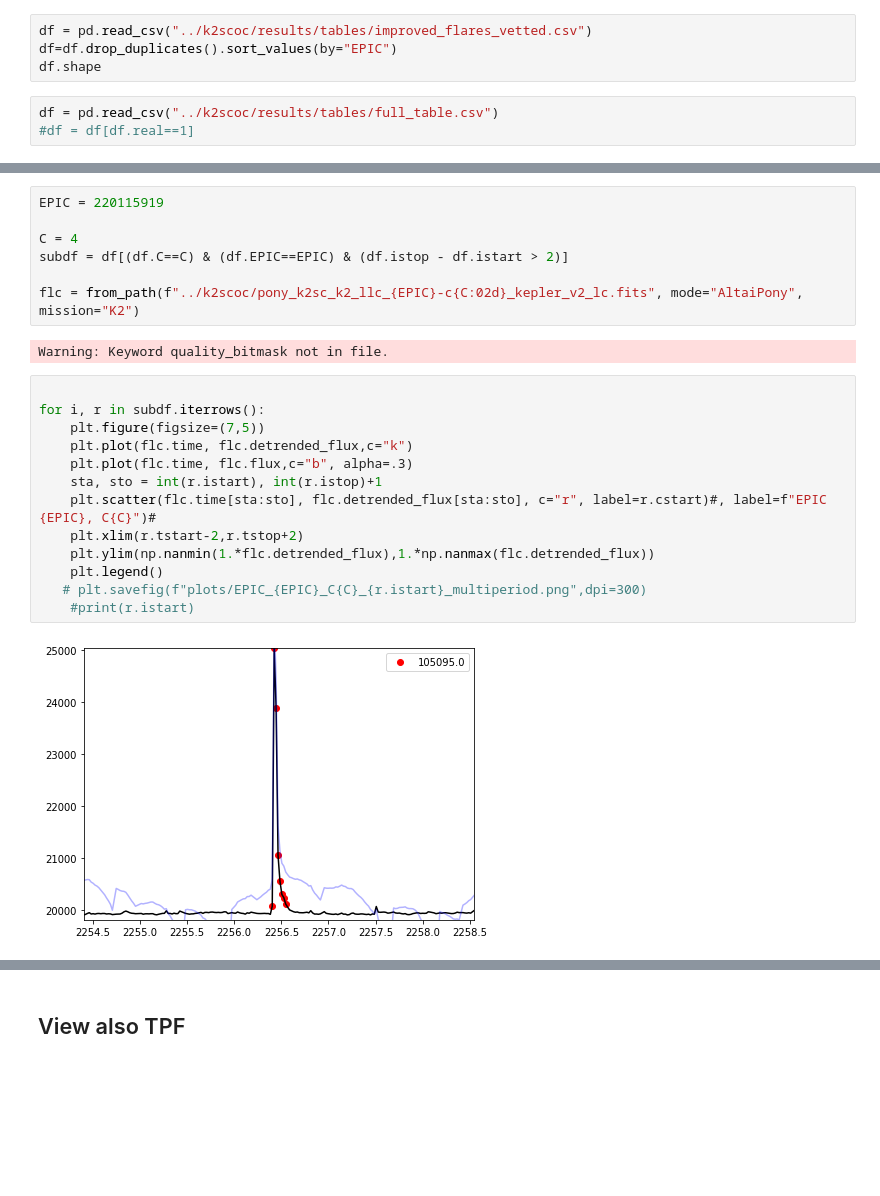
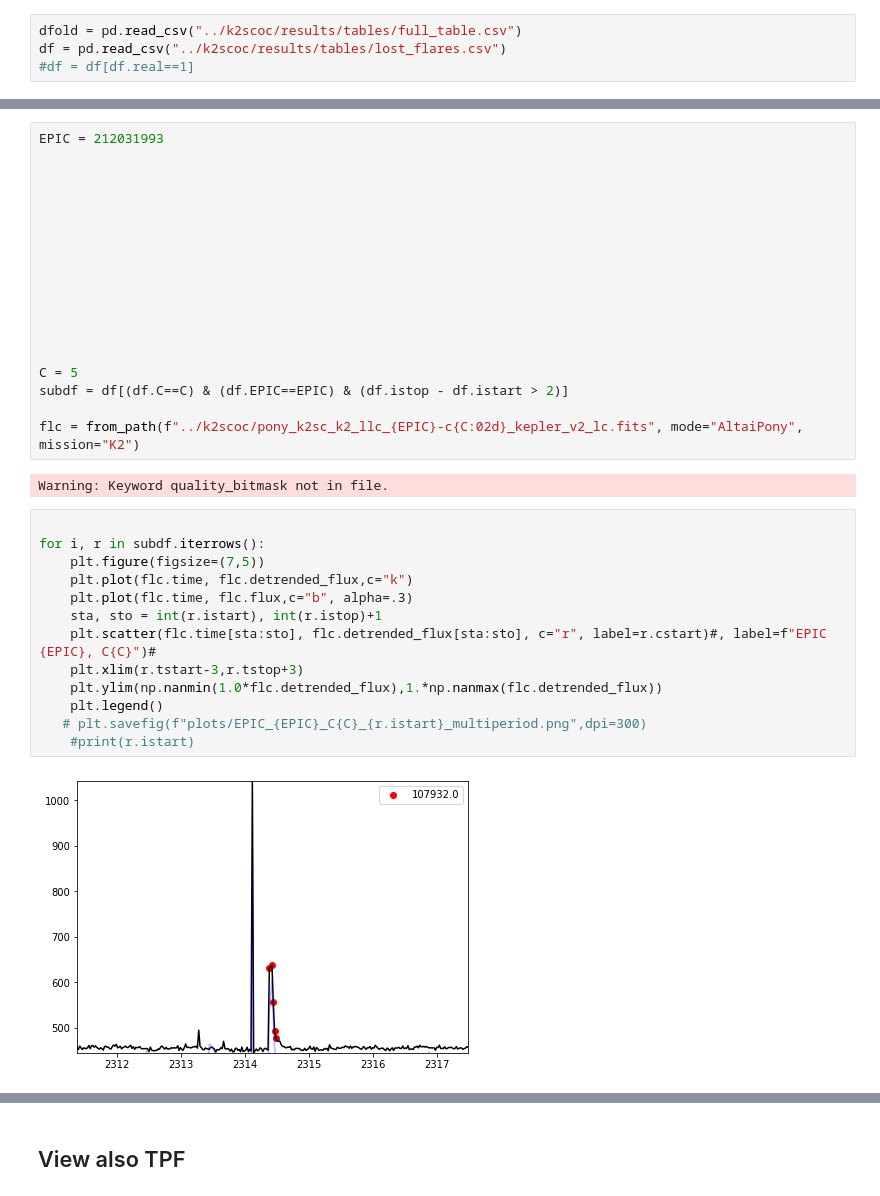
Before and after one commit to ekaterinailin/flares-in-clusters-with-k2-ii, a Jupyter notebook: VettingFlares/Vet_Flares_view_events.ipynb, the cells around one changed output, grey strips where cells are left out. Saved outputs shown, nothing was run; the diff lists cells and outputs as text; blank space fills up the shorter version.

```diff
--- a/VettingFlares/Vet_Flares_view_events.ipynb
+++ b/VettingFlares/Vet_Flares_view_events.ipynb
@@ -94,7 +76,4 @@ df.groupby(["EPIC","C"]).count().shape
 # %%
-df = pd.read_csv("../k2scoc/results/tables/improved_flares_vetted.csv")
-df=df.drop_duplicates().sort_values(by="EPIC")
-df.shape
+dfold = pd.read_csv("../k2scoc/results/tables/full_table.csv")
+df = pd.read_csv("../k2scoc/results/tables/lost_flares.csv")
+#df = df[df.real==1]
-# %%
-df = pd.read_csv("../k2scoc/results/tables/full_table.csv")
-#df = df[df.real==1]
@@ -104,7 +93,18 @@ df2.sort_values(by=["ed_rec"], ascending=False)[["cstart","cstop","EPIC","C","no
 # %%
-EPIC = 220115919
+EPIC = 212031993
 
-C = 4
+
+
+
+
+
+
+
+
+
+
+
+C = 5
 subdf = df[(df.C==C) & (df.EPIC==EPIC) & (df.istop - df.istart > 2)]
 
 flc = from_path(f"../k2scoc/pony_k2sc_k2_llc_{EPIC}-c{C:02d}_kepler_v2_lc.fits", mode="AltaiPony", mission="K2")
@@ -113,15 +113,15 @@ Warning: Keyword quality_bitmask not in file.
 # %%
 
 for i, r in subdf.iterrows():
     plt.figure(figsize=(7,5))
     plt.plot(flc.time, flc.detrended_flux,c="k")
     plt.plot(flc.time, flc.flux,c="b", alpha=.3)
     sta, sto = int(r.istart), int(r.istop)+1
     plt.scatter(flc.time[sta:sto], flc.detrended_flux[sta:sto], c="r", label=r.cstart)#, label=f"EPIC {EPIC}, C{C}")#
-    plt.xlim(r.tstart-2,r.tstop+2)
-    plt.ylim(np.nanmin(1.*flc.detrended_flux),1.*np.nanmax(flc.detrended_flux))
+    plt.xlim(r.tstart-3,r.tstop+3)
+    plt.ylim(np.nanmin(1.0*flc.detrended_flux),1.*np.nanmax(flc.detrended_flux))
     plt.legend()
    # plt.savefig(f"plots/EPIC_{EPIC}_C{C}_{r.istart}_multiperiod.png",dpi=300)
     #print(r.istart)
 # %% [output]
-[figure, old version]
+[figure, new version]
```
Also changed, not shown: parts of 9 cells of this notebook, 6 other files.
